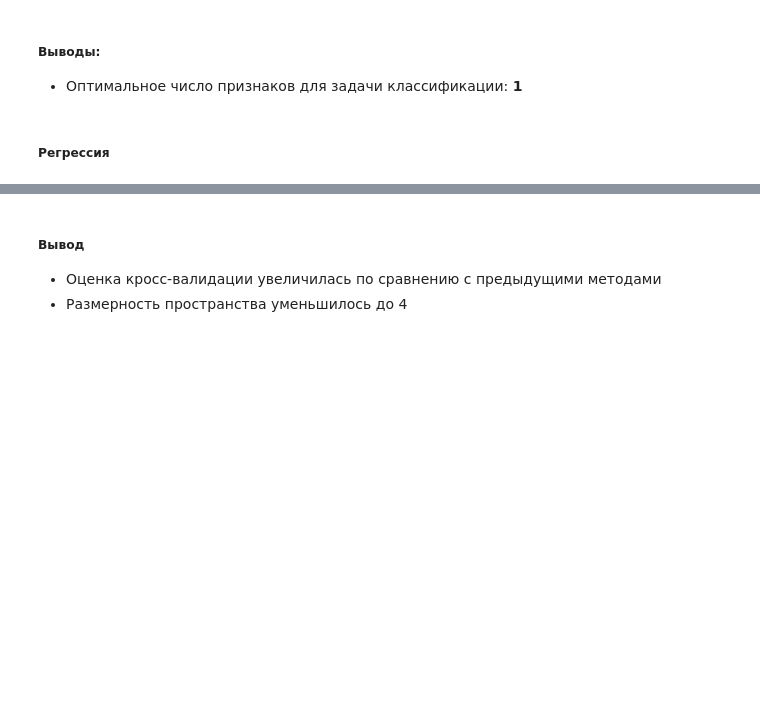
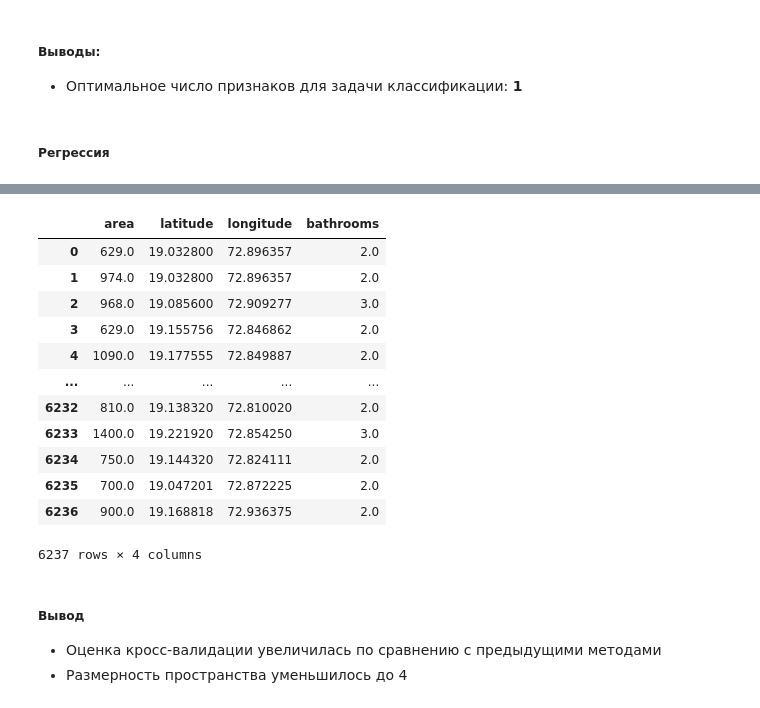
Before and after one commit to Danila-Skiba/Machine-Learning, a Jupyter notebook: Lab6/Lab6_resolve.ipynb, the cells around one changed output, grey strips where cells are left out. Cells and saved outputs as stored; diff of their text form; code cells hidden in the pictures; blank space fills up the shorter version.

```diff
--- a/Lab6/Lab6_resolve.ipynb
+++ b/Lab6/Lab6_resolve.ipynb
@@ -273,3 +275,19 @@ R^2                     0.77947
+# %%
+X_rfe_regression
+# %% [output]
+|  | area | latitude | longitude | bathrooms |
+| 0 | 629.0 | 19.032800 | 72.896357 | 2.0 |
+| 1 | 974.0 | 19.032800 | 72.896357 | 2.0 |
+| 2 | 968.0 | 19.085600 | 72.909277 | 3.0 |
+| 3 | 629.0 | 19.155756 | 72.846862 | 2.0 |
+| 4 | 1090.0 | 19.177555 | 72.849887 | 2.0 |
+| ... | ... | ... | ... | ... |
+| 6232 | 810.0 | 19.138320 | 72.810020 | 2.0 |
+| 6233 | 1400.0 | 19.221920 | 72.854250 | 3.0 |
+| 6234 | 750.0 | 19.144320 | 72.824111 | 2.0 |
+| 6235 | 700.0 | 19.047201 | 72.872225 | 2.0 |
+| 6236 | 900.0 | 19.168818 | 72.936375 | 2.0 |
+6237 rows × 4 columns
 # %% [markdown]
 ##### Вывод
 - Оценка кросс-валидации увеличилась по сравнению с предыдущими методами
```
Also changed, not shown: parts of 3 cells of this notebook, 25 other files.
